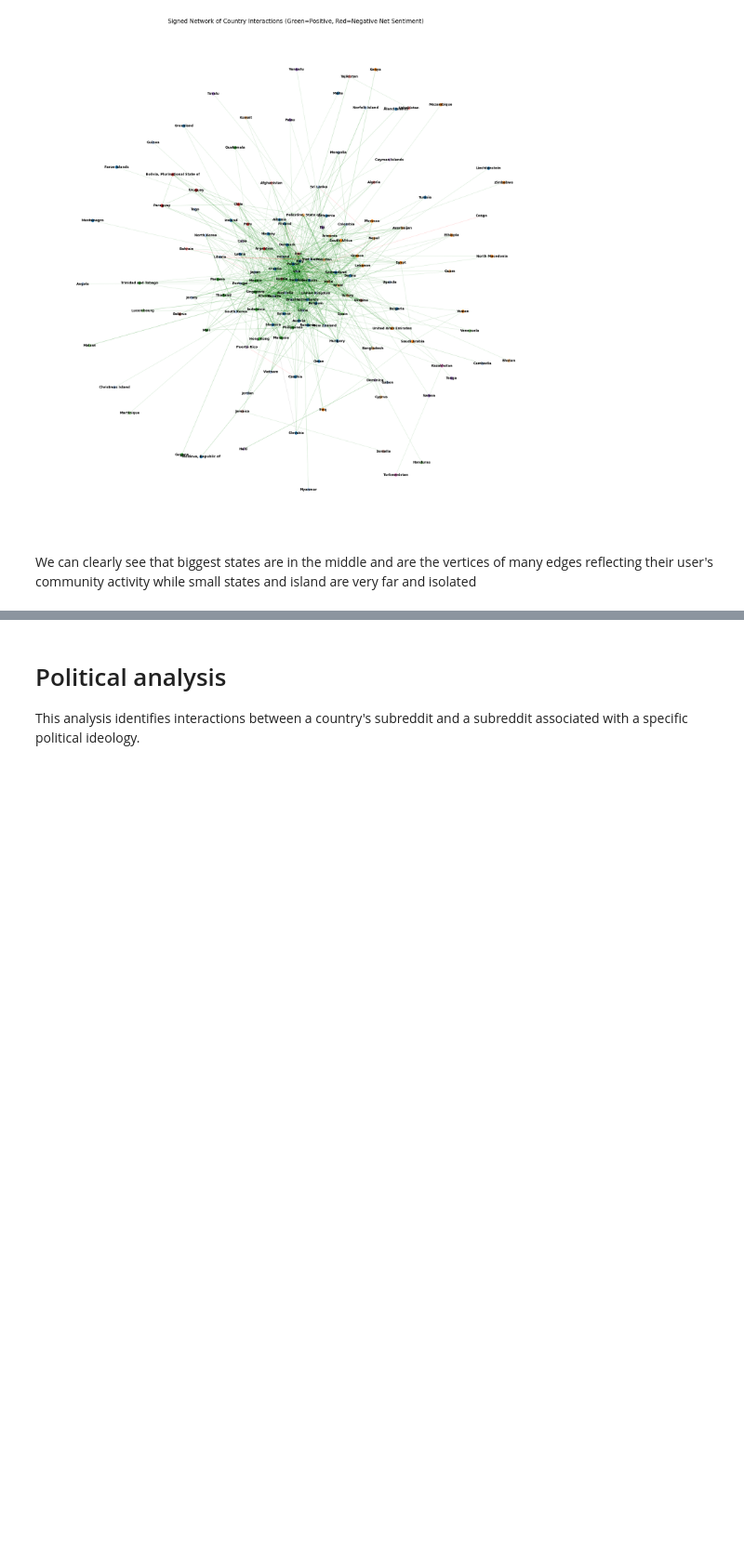
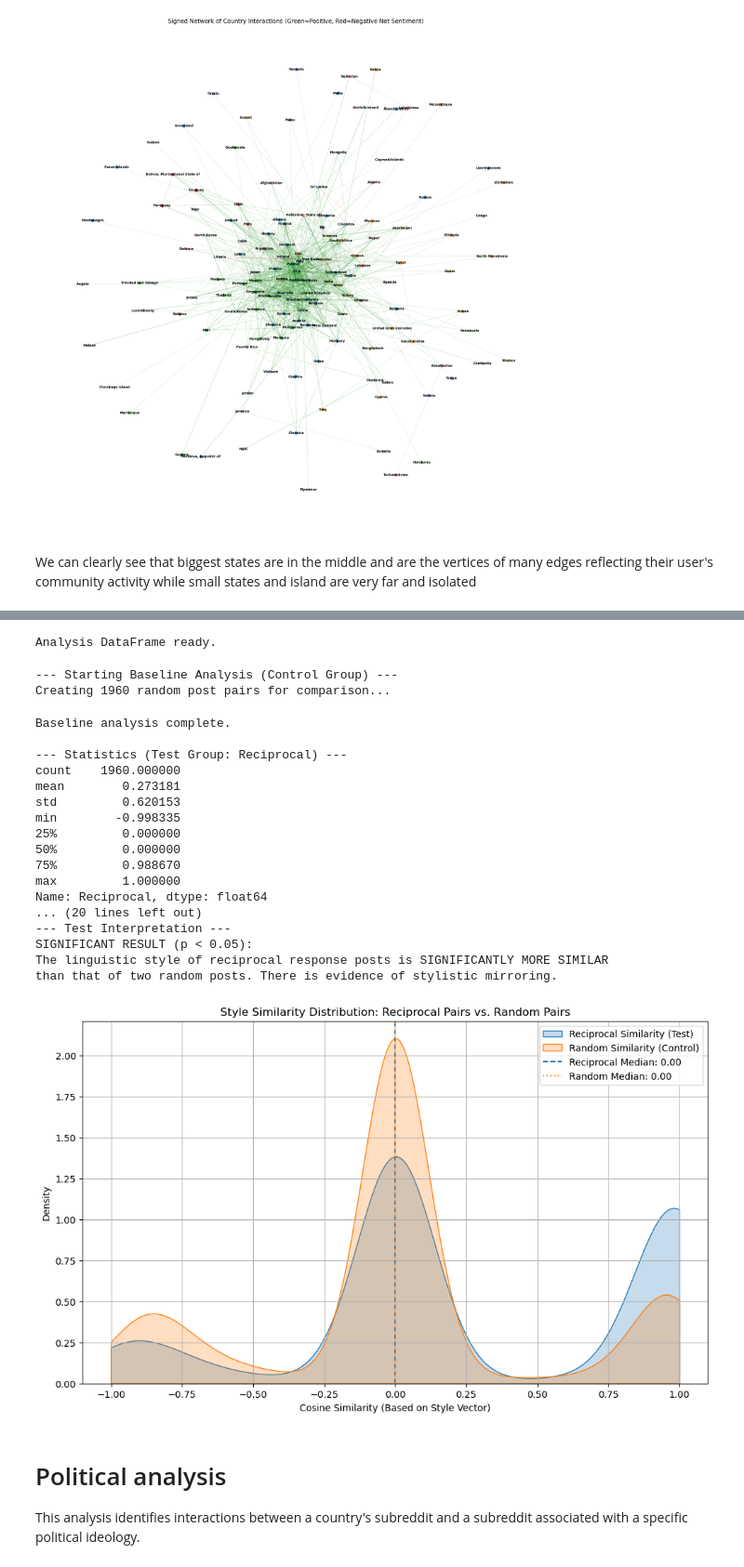
Before and after one commit to Darioliu28/ada-2025-project-djnpsgroup2025, a Jupyter notebook: resultsDario.ipynb, the cells around one changed output, grey strips where cells are left out. Shown at 93% size. Cells and saved outputs as stored; diff of their text form; code cells hidden in the pictures; blank space fills up the shorter version.

```diff
--- a/resultsDario.ipynb
+++ b/resultsDario.ipynb
@@ -24,12 +24,15 @@ EMBEDDINGS_FILE = "data/web-redditEmbeddings-subreddits.csv"
 TITLE_FILE = "data/soc-redditHyperlinks-title.tsv"
 BODY_FILE = "data/soc-redditHyperlinks-body.tsv"
 APPROVED_MAPPING_FILE = "data/subreddit_matches_approved.csv"
+COUNTRY_EXPANDED = "data/df_country_expanded.csv"
+MAP_COUNTRY_EXPANDED = "data/country_matches_map_exp.csv"
 
 df_countries=dl.load_country_subreddits(COUNTRY_FILE)
 df_embeddings=dl.load_embeddings(EMBEDDINGS_FILE)
 df_embeddings_countries= dl.filter_embeddings_by_country(df_embeddings, df_countries)
 df_posts=dl.load_post_data(TITLE_FILE, BODY_FILE)
 df_post_with_1_country, df_post_between_countries=dl.filter_posts_by_country(df_posts, df_countries)
+df_country_exp = pd.read_csv(COUNTRY_EXPANDED)
 
 print(f"\nLoaded {len(df_countries)} approved country-related subreddits.")
 print(f"Loaded {len(df_embeddings)} embeddings.")
@@ -814,3 +972,27 @@ We can clearly see that biggest states are in the middle and are the vertices of
+# %%
+ut.response_similarity(df_country_exp, MAP_COUNTRY_EXPANDED)
+# %% [output]
+Analysis DataFrame ready.
+--- Starting Baseline Analysis (Control Group) ---
+Creating 1960 random post pairs for comparison...
+Baseline analysis complete.
+
+--- Statistics (Test Group: Reciprocal) ---
+count    1960.000000
+mean        0.273181
+std         0.620153
+min        -0.998335
+25%         0.000000
+50%         0.000000
+75%         0.988670
+max         1.000000
+Name: Reciprocal, dtype: float64
+... (20 lines left out)
+--- Test Interpretation ---
+SIGNIFICANT RESULT (p < 0.05):
+The linguistic style of reciprocal response posts is SIGNIFICANTLY MORE SIMILAR
+than that of two random posts. There is evidence of stylistic mirroring.
+[figure, added]
 # %% [markdown]
 # Political analysis
 
```
Also changed, not shown: parts of 13 cells of this notebook, 9 other files.
